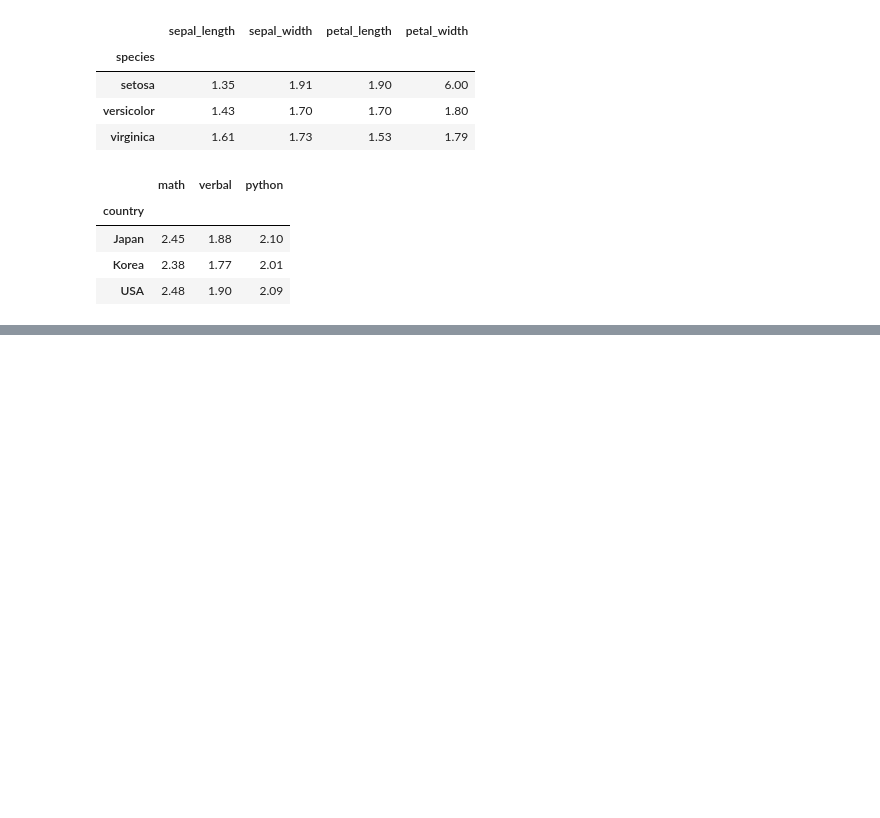
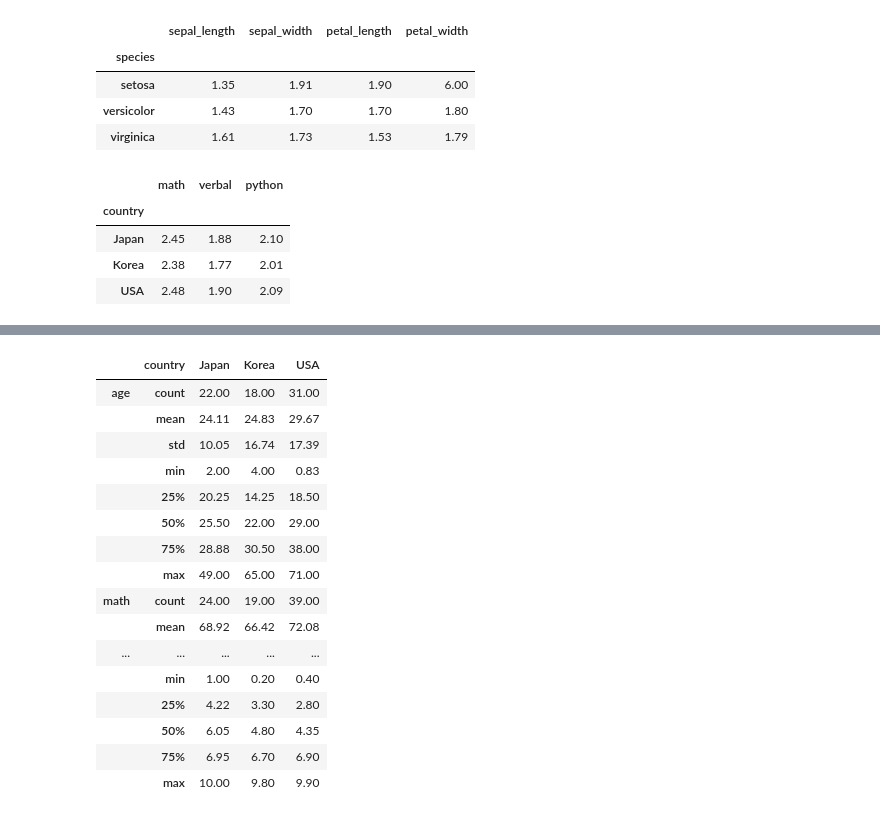
Before and after one commit to rubinkim/machine_learning_07_2022, a Jupyter notebook: 02_pandas/08_그룹분석.ipynb, the cells around one changed output, grey strips where cells are left out. Drawn from its saved outputs; the diff is of its cells as text; code cells hidden in the pictures; blank space fills up the shorter version.

Commit message:
pd.DataFrame().groupby(by).describe().round(2).T

```diff
--- a/02_pandas/08_그룹분석.ipynb
+++ b/02_pandas/08_그룹분석.ipynb
@@ -220,0 +247,20 @@ df1.groupby(by='country')[['math','verbal','python']].agg(func=peak_to_peak_rati
+# %%
+df1.groupby(by='country').describe().round(2).T
+# %% [output]
+|  | country | Japan | Korea | USA |
+| age | count | 22.00 | 18.00 | 31.00 |
+|  | mean | 24.11 | 24.83 | 29.67 |
+|  | std | 10.05 | 16.74 | 17.39 |
+|  | min | 2.00 | 4.00 | 0.83 |
+|  | 25% | 20.25 | 14.25 | 18.50 |
+|  | 50% | 25.50 | 22.00 | 29.00 |
+|  | 75% | 28.88 | 30.50 | 38.00 |
+|  | max | 49.00 | 65.00 | 71.00 |
+| math | count | 24.00 | 19.00 | 39.00 |
+|  | mean | 68.92 | 66.42 | 72.08 |
+| ... | ... | ... | ... | ... |
+|  | min | 1.00 | 0.20 | 0.40 |
+|  | 25% | 4.22 | 3.30 | 2.80 |
+|  | 50% | 6.05 | 4.80 | 4.35 |
+|  | 75% | 6.95 | 6.70 | 6.90 |
+|  | max | 10.00 | 9.80 | 9.90 |
```
Also changed, not shown: parts of 3 cells of this notebook.
